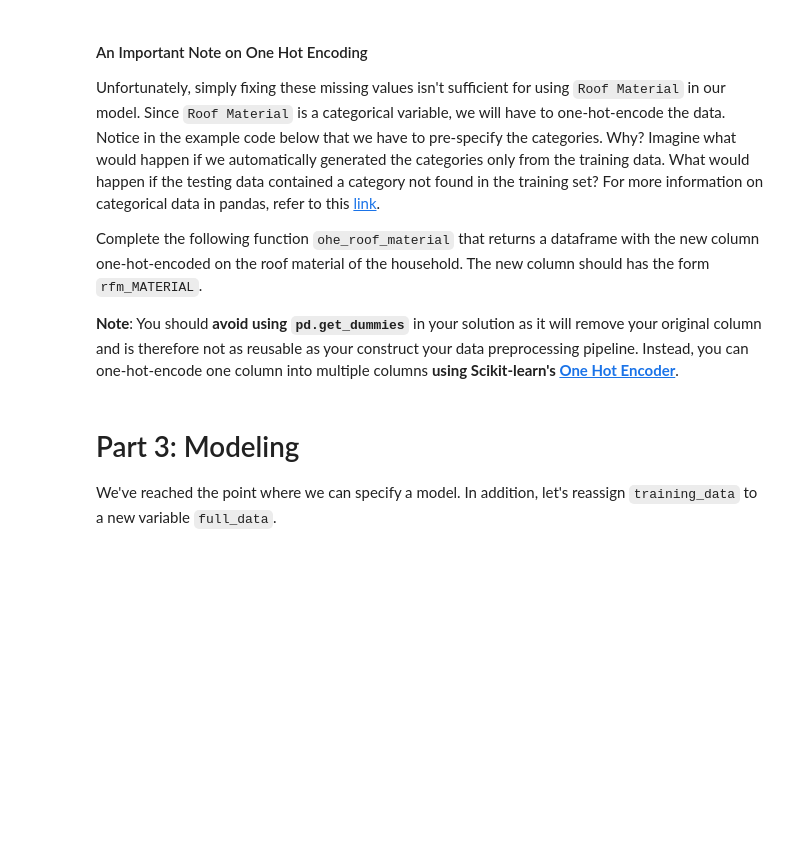
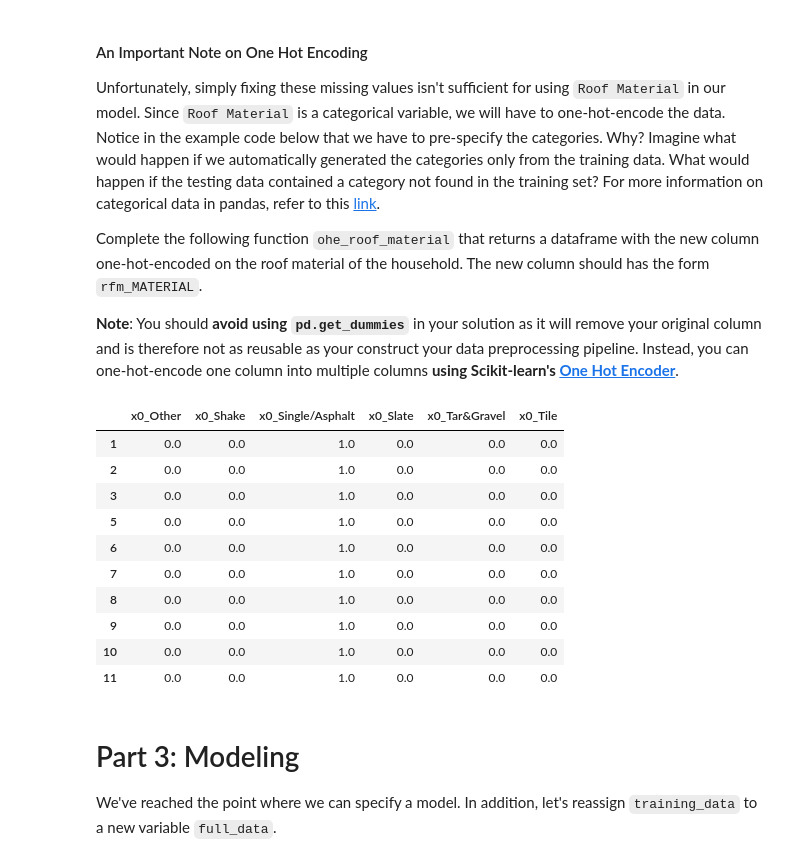
Before and after one commit to yuxin-miao/DS4710, a Jupyter notebook: Project/Project - part 1.ipynb, the cells around one changed output. Drawn from its saved outputs; the diff is of its cells as text; code cells hidden in the pictures; blank space fills up the shorter version.

```diff
--- a/Project/Project - part 1.ipynb
+++ b/Project/Project - part 1.ipynb
@@ -434,3 +442,8 @@ top_20_neighborhoods = ...
+# %%
+df_copy = training_data.copy()
+df_copy['Number of Building'] = df_copy['Multi Code'] - 1
+code_list = df_copy.groupby('Neighborhood Code')['Number of Building'].sum().sort_values(ascending=False)[:20].index.to_list()
+top_20_neighborhoods = training_data[training_data['Neighborhood Code'].isin(code_list)]
 # %% [markdown]
 Let's create another of the distribution of sale price within in each neighborhood again, but this time with a narrower focus!
 # %%
@@ -477,7 +492,7 @@ def find_expensive_neighborhoods(data, n=3, metric=np.median):
     Output:
       a list of the top n richest neighborhoods as measured by the metric function
     """
-    neighborhoods = ...
+    neighborhoods = data.groupby('Neighborhood Code')['Log Sale Price'].agg(metric)[:n].index.to_list()
 
     # This makes sure the final list contains the generic int type used in Python3, not specific ones used in numpy.
     return [int(code) for code in neighborhoods]
@@ -507,7 +524,7 @@ def add_in_expensive_neighborhood(data, neighborhoods):
       data frame identical to the input with the addition of a binary
       in_rich_neighborhood column
     """
-    data['in_expensive_neighborhood'] = ...
+    data['in_expensive_neighborhood'] = data['Neighborhood Code'].isin(neighborhoods).astype(int)
     return data
 
 expensive_neighborhoods = find_expensive_neighborhoods(training_data, 3, np.median)
@@ -572,14 +589,29 @@ points: 2
 # %%
 from sklearn.preprocessing import OneHotEncoder
 
 def ohe_roof_material(data):
     """
     One-hot-encodes roof material.  New columns are of the form 0x_QUALITY.
     """
-    ...
+    X = df_copy['Roof Material'].values.reshape(-1, 1)
+    enc = OneHotEncoder().fit(X)
+    re = pd.DataFrame(enc.transform(X).toarray(), columns=enc.get_feature_names())
+    return pd.merge(data, re, left_index=True, right_index=True)
 
 training_data = ohe_roof_material(training_data)
 training_data.filter(regex='^x0').head(10)
+# %% [output]
+|  | x0_Other | x0_Shake | x0_Single/Asphalt | x0_Slate | x0_Tar&Gravel | x0_Tile |
+| 1 | 0.0 | 0.0 | 1.0 | 0.0 | 0.0 | 0.0 |
+| 2 | 0.0 | 0.0 | 1.0 | 0.0 | 0.0 | 0.0 |
+| 3 | 0.0 | 0.0 | 1.0 | 0.0 | 0.0 | 0.0 |
+| 5 | 0.0 | 0.0 | 1.0 | 0.0 | 0.0 | 0.0 |
+| 6 | 0.0 | 0.0 | 1.0 | 0.0 | 0.0 | 0.0 |
+| 7 | 0.0 | 0.0 | 1.0 | 0.0 | 0.0 | 0.0 |
+| 8 | 0.0 | 0.0 | 1.0 | 0.0 | 0.0 | 0.0 |
+| 9 | 0.0 | 0.0 | 1.0 | 0.0 | 0.0 | 0.0 |
+| 10 | 0.0 | 0.0 | 1.0 | 0.0 | 0.0 | 0.0 |
+| 11 | 0.0 | 0.0 | 1.0 | 0.0 | 0.0 | 0.0 |
 # %% [markdown]
 # Part 3: Modeling
 
```
Also changed, not shown: parts of 39 cells of this notebook, 2 other files.
